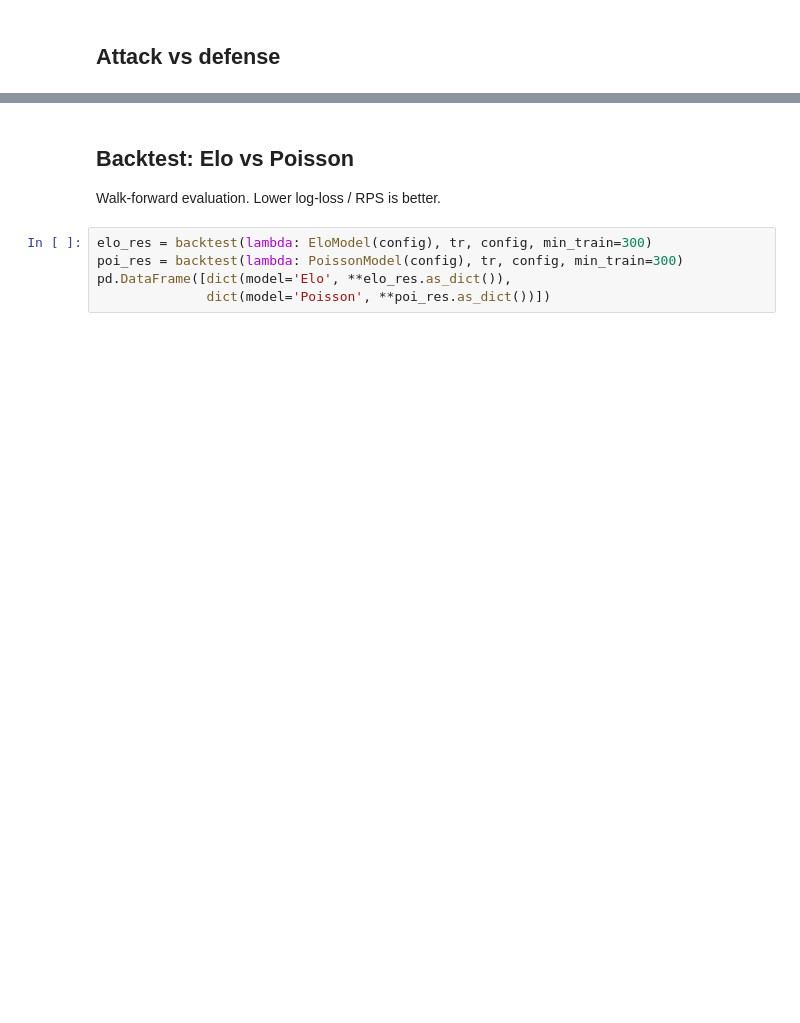
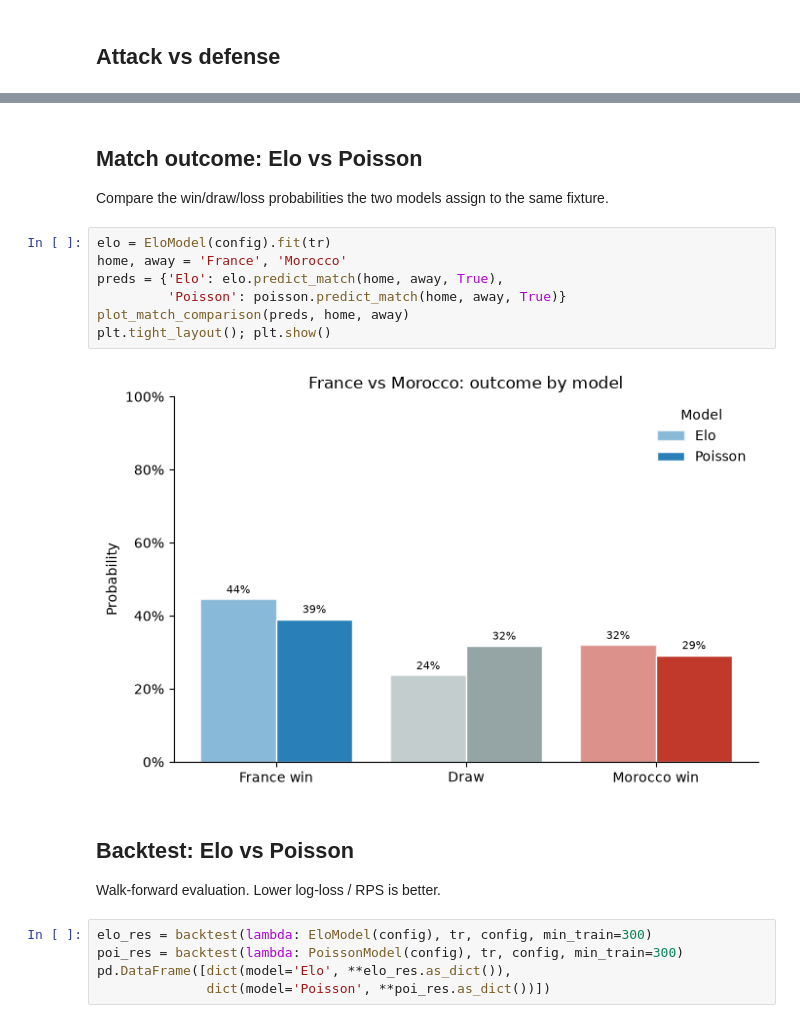
Before and after one commit to ryyant/world-cup-predictor, a Jupyter notebook: notebooks/03_poisson_model.ipynb, the cells around one changed output, grey strips where cells are left out. Drawn from its saved outputs; the diff is of its cells as text; blank space fills up the shorter version.

```diff
--- a/notebooks/03_poisson_model.ipynb
+++ b/notebooks/03_poisson_model.ipynb
@@ -47,3 +67,16 @@ print('most likely score:', poisson.most_likely_score(home, away, True))
+# %% [markdown]
+## Match outcome: Elo vs Poisson
+
+Compare the win/draw/loss probabilities the two models assign to the same fixture.
+# %%
+elo = EloModel(config).fit(tr)
+home, away = 'France', 'Morocco'
+preds = {'Elo': elo.predict_match(home, away, True),
+         'Poisson': poisson.predict_match(home, away, True)}
+plot_match_comparison(preds, home, away)
+plt.tight_layout(); plt.show()
+# %% [output]
+[figure, added]
 # %% [markdown]
 ## Backtest: Elo vs Poisson
 
```
Also changed, not shown: parts of 7 cells of this notebook, 13 other files.
